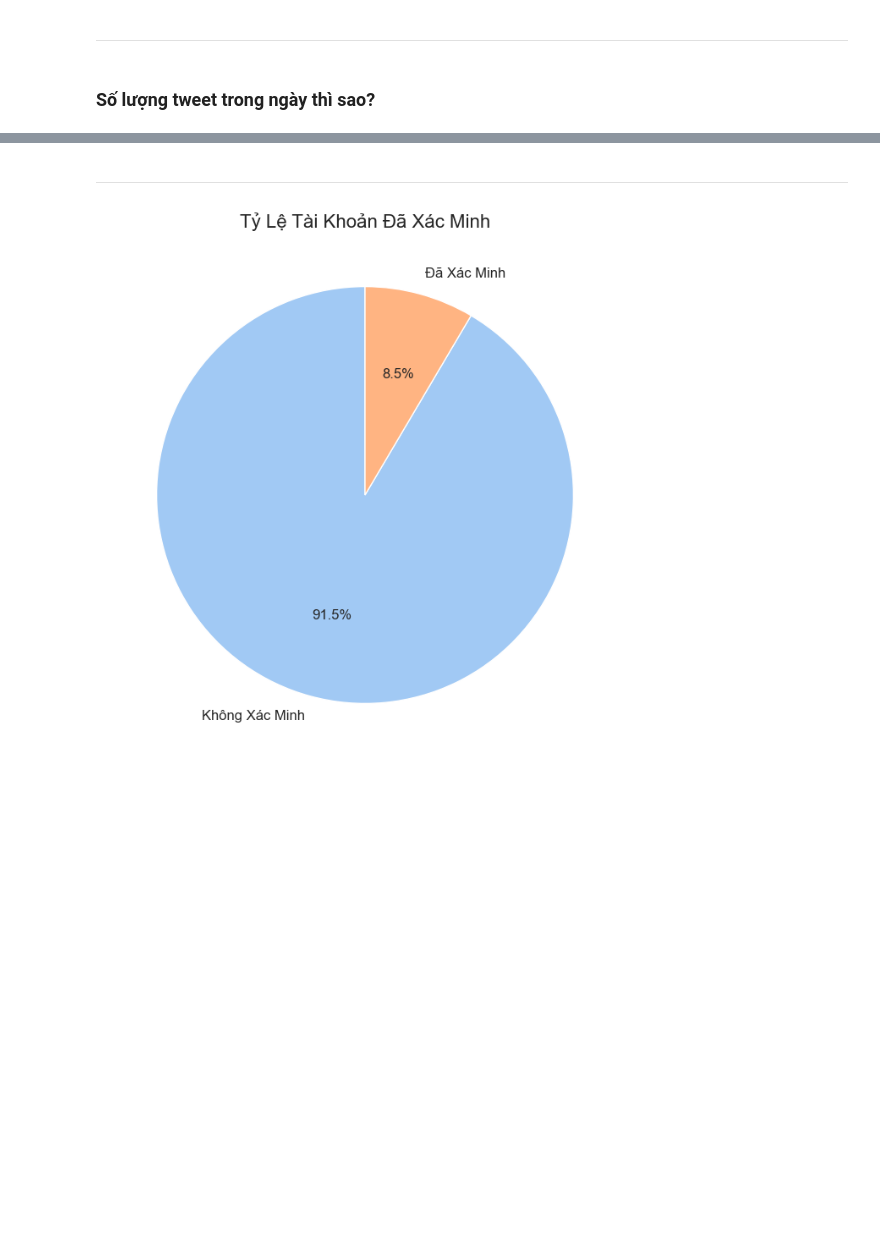
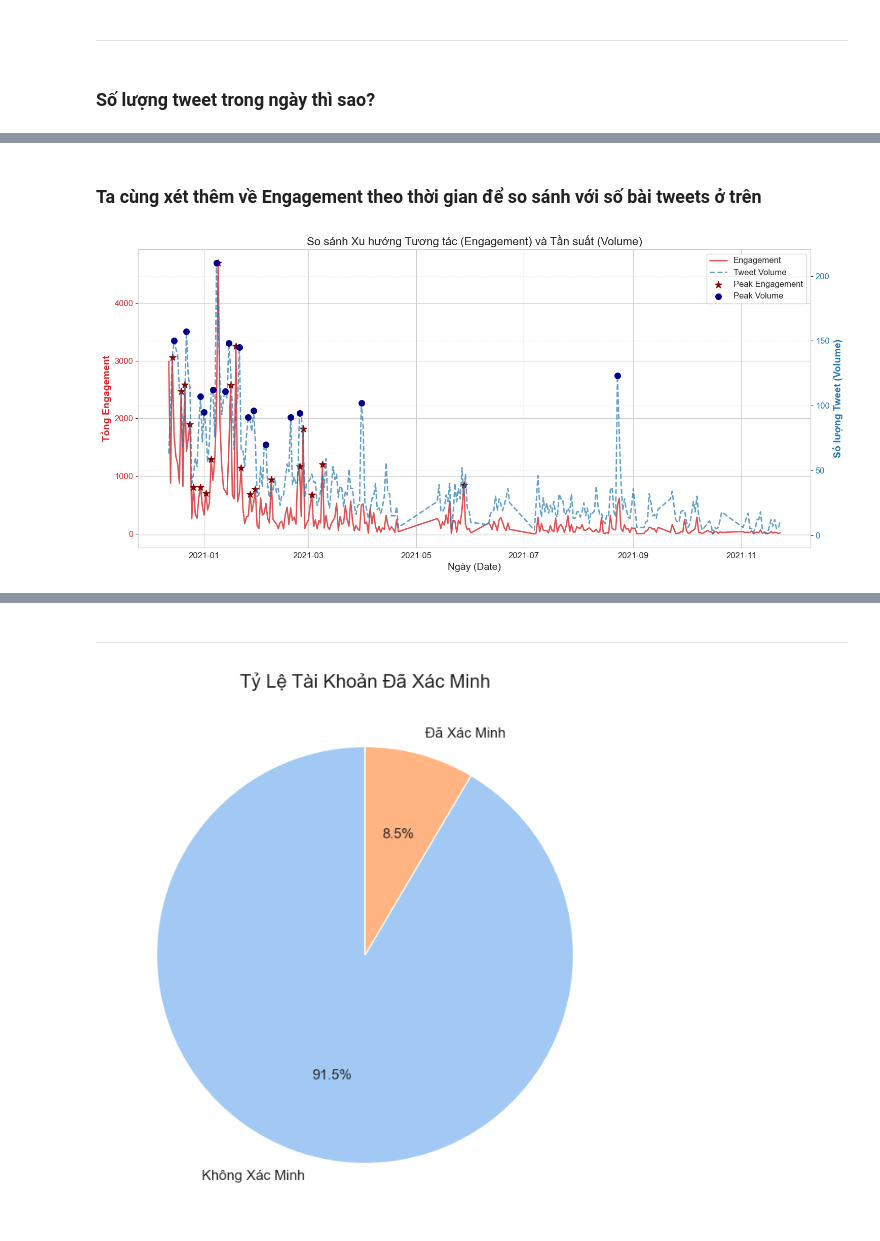
Before and after one commit to tientien01/LTKHDL---Pfizer-Vaccine-Tweets---23120370, a Jupyter notebook: notebooks/01_data_exploration.ipynb, the cells around one changed output, grey strips where cells are left out. Saved outputs shown, nothing was run; the diff lists cells and outputs as text; code cells hidden in the pictures; blank space fills up the shorter version.

```diff
--- a/notebooks/01_data_exploration.ipynb
+++ b/notebooks/01_data_exploration.ipynb
@@ -878 +785,76 @@ plt.show()
+# %% [markdown]
+### **Ta cùng xét thêm về Engagement theo thời gian để so sánh với số bài tweets ở trên**
+# %%
+
+dates_full = new_data['date']
+# Chuyển về ngày để gom nhóm
+dates_days = dates_full.astype('datetime64[D]')
+engagement_values = new_data['engagement'].astype(float)
+
+# Gom nhóm theo ngày
+daily_stats = defaultdict(lambda: [0.0, 0])
+
+for d, eng in zip(dates_days, engagement_values):
+    d_str = str(d)
+    daily_stats[d_str][0] += eng # Cộng dồn Engagement
+    daily_stats[d_str][1] += 1  # Đếm số lượng Tweet
+
+# Chuyển sang mảng
+sorted_dates = sorted(daily_stats.keys())
+eng_sums = np.array([daily_stats[d][0] for d in sorted_dates])
+tweet_counts = np.array([daily_stats[d][1] for d in sorted_dates])
+dates_dt = np.array(sorted_dates, dtype='datetime64[D]')
+
+# TÌM ĐỈNH ENGAGEMENT
+is_peak = (eng_sums[1:-1] > eng_sums[:-2]) & (eng_sums[1:-1] > eng_sums[2:])
+peak_indices = np.where(is_peak)[0] + 1
+threshold = np.mean(eng_sums) + 0.5 * np.std(eng_sums)
+significant_peak_indices = [i for i in peak_indices if eng_sums[i] > threshold]
+
+
+# TÌM ĐỈNH VOLUME
+is_volume_peak = (tweet_counts[1:-1] > tweet_counts[:-2]) & (tweet_counts[1:-1] > tweet_counts[2:])
+volume_peak_indices = np.where(is_volume_peak)[0] + 1
+volume_threshold = np.mean(tweet_counts) + 0.8 * np.std(tweet_counts)
+significant_volume_peak_indices = [i for i in volume_peak_indices if tweet_counts[i] > volume_threshold]
+
+
+# Vẽ biểu đồ
+
+fig, ax1 = plt.subplots(figsize=(15, 7))
+
+# Trục Y1 (Trái): Tổng Engagement
+color_eng = 'tab:red'
+ax1.set_xlabel('Ngày (Date)', fontsize=14)
+ax1.set_ylabel('Tổng Engagement', color=color_eng, fontsize=14, fontweight='bold')
+line1, = ax1.plot(dates_dt, eng_sums, color=color_eng, linewidth=2, alpha=0.8, label='Engagement')
+ax1.tick_params(axis='y', labelcolor=color_eng)
+
+# Đánh dấu các đỉnh Engagement (Sao đỏ)
+scat = ax1.scatter(dates_dt[significant_peak_indices], eng_sums[significant_peak_indices],
+                   color='darkred', s=100, zorder=5, marker='*', label='Peak Engagement')
+
+# Trục Y2 (Phải): Số lượng Tweets
+ax2 = ax1.twinx()
+color_vol = 'tab:blue'
+ax2.set_ylabel('Số lượng Tweet (Volume)', color=color_vol, fontsize=14, fontweight='bold')
+line2, = ax2.plot(dates_dt, tweet_counts, color=color_vol, linewidth=2, linestyle='--', alpha=0.7, label='Tweet Volume')
+ax2.tick_params(axis='y', labelcolor=color_vol)
+
+# ĐÁNH DẤU ĐỈNH VOLUME
+scat_vol = ax2.scatter(dates_dt[significant_volume_peak_indices], tweet_counts[significant_volume_peak_indices],
+                       color='darkblue', s=70, zorder=4, marker='o', label='Peak Volume')
+
+
+# Thêm Legend chung
+lines = [line1, line2, scat, scat_vol]
+labels = [l.get_label() for l in lines]
+ax1.legend(lines, labels, loc='upper right')
+
+plt.title('So sánh Xu hướng Tương tác (Engagement) và Tần suất (Volume)', fontsize=16)
+plt.grid(True, linestyle=':', alpha=0.6)
+fig.tight_layout()
+plt.show()
+# %% [output]
+[figure, added]
 # %% [raw]
```
Also changed, not shown: parts of 79 cells of this notebook, 5 other files.
